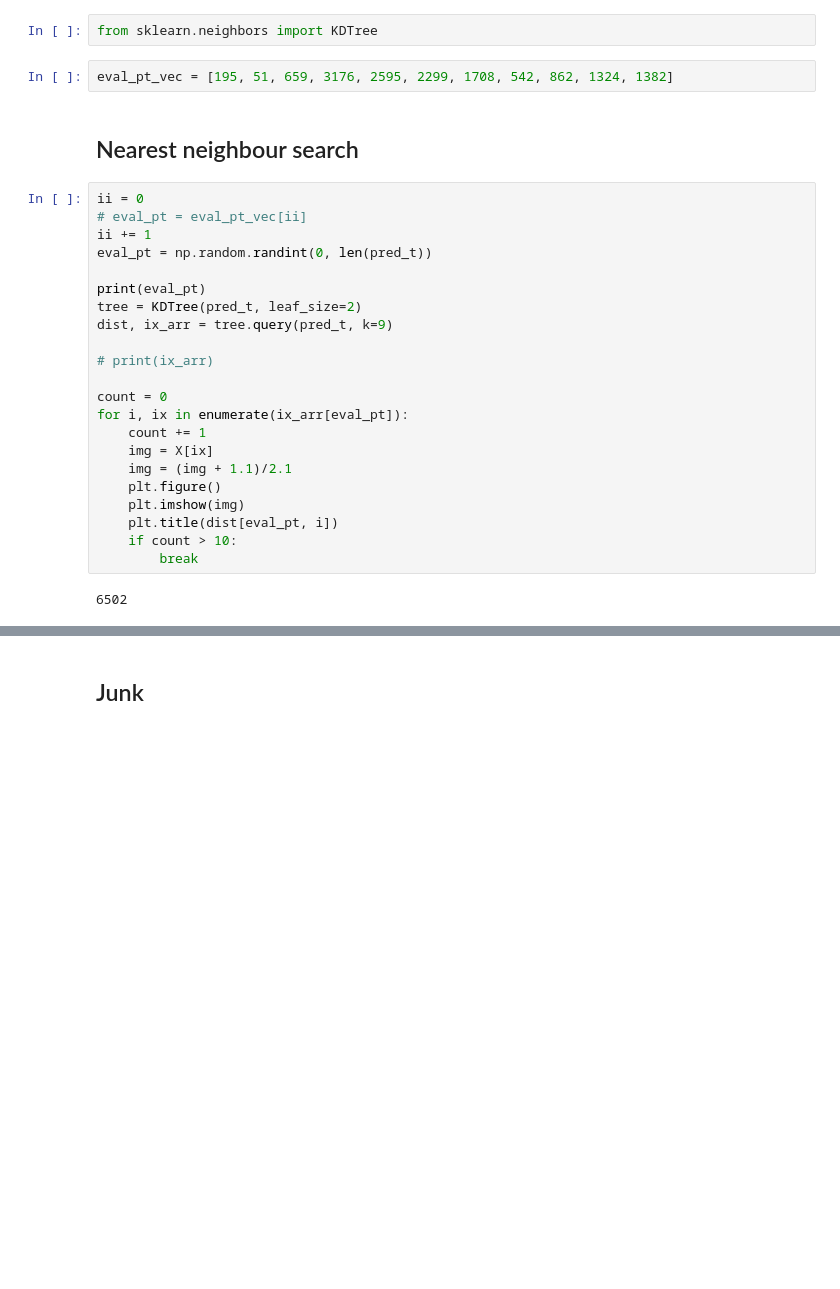
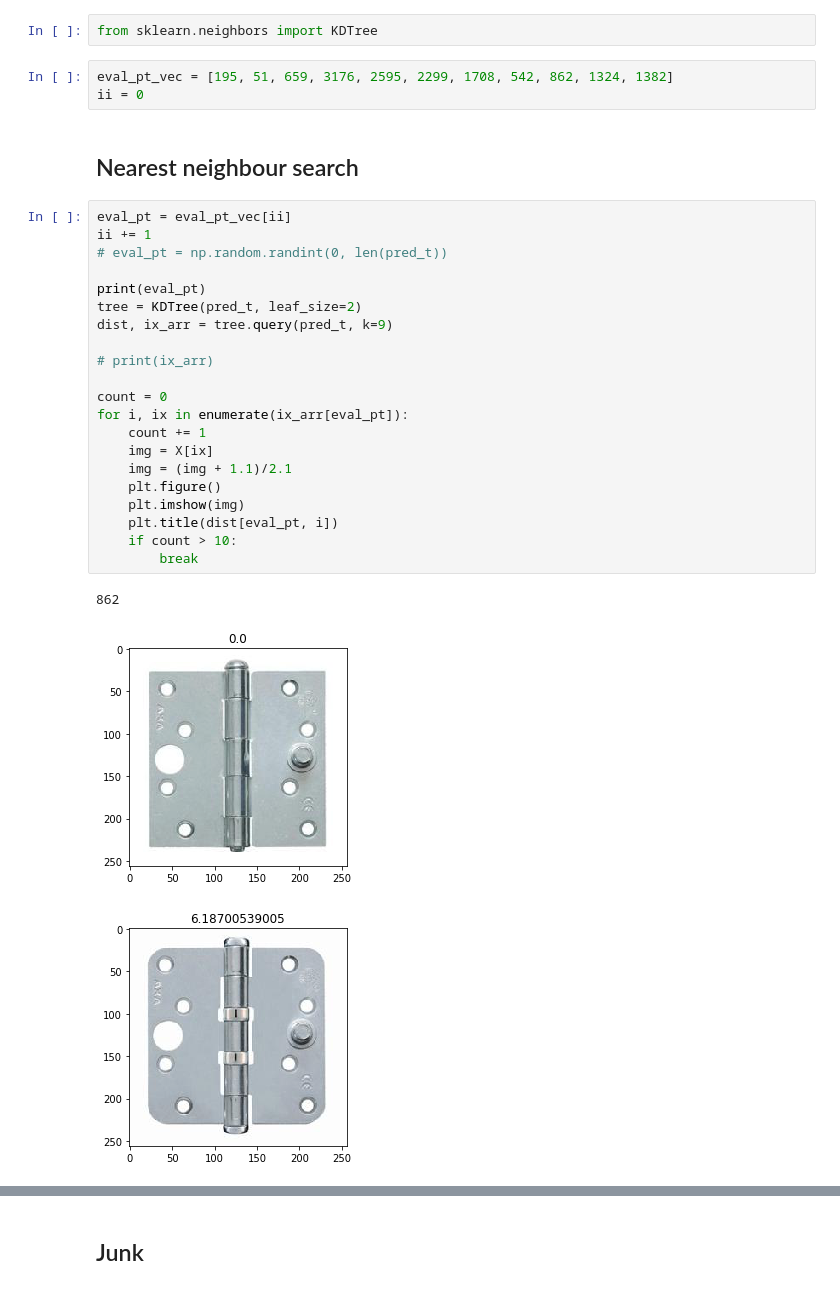
Before and after one commit to marcelraas/dl-playground, a Jupyter notebook: notebooks/image_search_bouwmarkt.ipynb, the cells around one changed output, grey strips where cells are left out. Drawn from its saved outputs; the diff is of its cells as text; blank space fills up the shorter version.

```diff
--- a/notebooks/image_search_bouwmarkt.ipynb
+++ b/notebooks/image_search_bouwmarkt.ipynb
@@ -115,29 +115,31 @@ plt.scatter(pred_t[:,0], pred_t[:,2])
 from sklearn.neighbors import KDTree
 # %%
 eval_pt_vec = [195, 51, 659, 3176, 2595, 2299, 1708, 542, 862, 1324, 1382]
+ii = 0
 # %% [markdown]
 ## Nearest neighbour search
 # %%
-ii = 0
-# eval_pt = eval_pt_vec[ii]
+eval_pt = eval_pt_vec[ii]
 ii += 1
-eval_pt = np.random.randint(0, len(pred_t))
+# eval_pt = np.random.randint(0, len(pred_t))
 
 print(eval_pt)
 tree = KDTree(pred_t, leaf_size=2)
 dist, ix_arr = tree.query(pred_t, k=9)
 
 # print(ix_arr)
 
 count = 0
 for i, ix in enumerate(ix_arr[eval_pt]):
     count += 1
     img = X[ix]
     img = (img + 1.1)/2.1
     plt.figure()
     plt.imshow(img)
     plt.title(dist[eval_pt, i])
     if count > 10:
         break
 # %% [output]
-6502
+862
+[figure, added]
+[figure, added]
```
Also changed, not shown: parts of 1 cell of this notebook.
